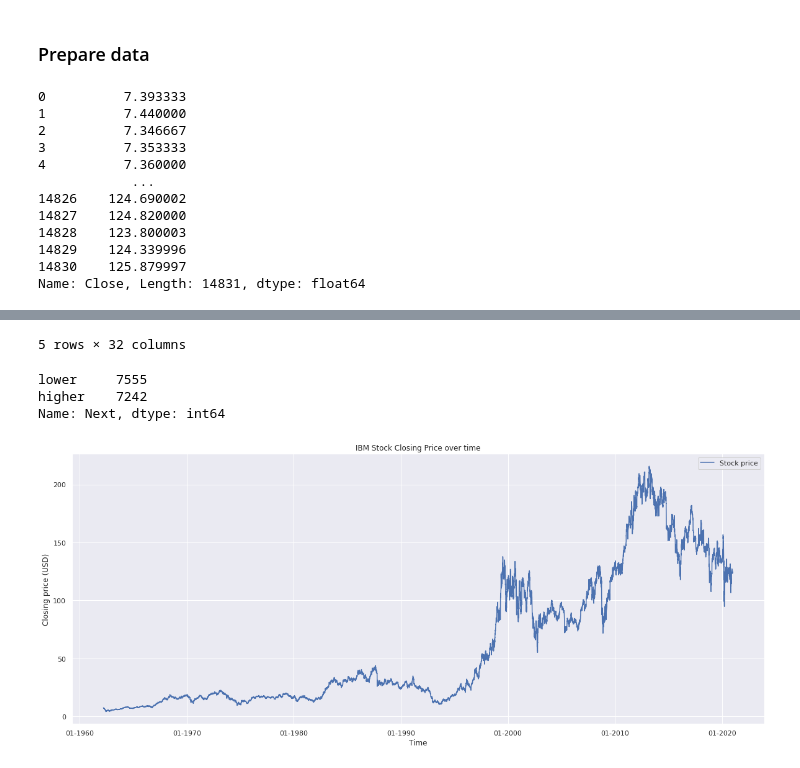
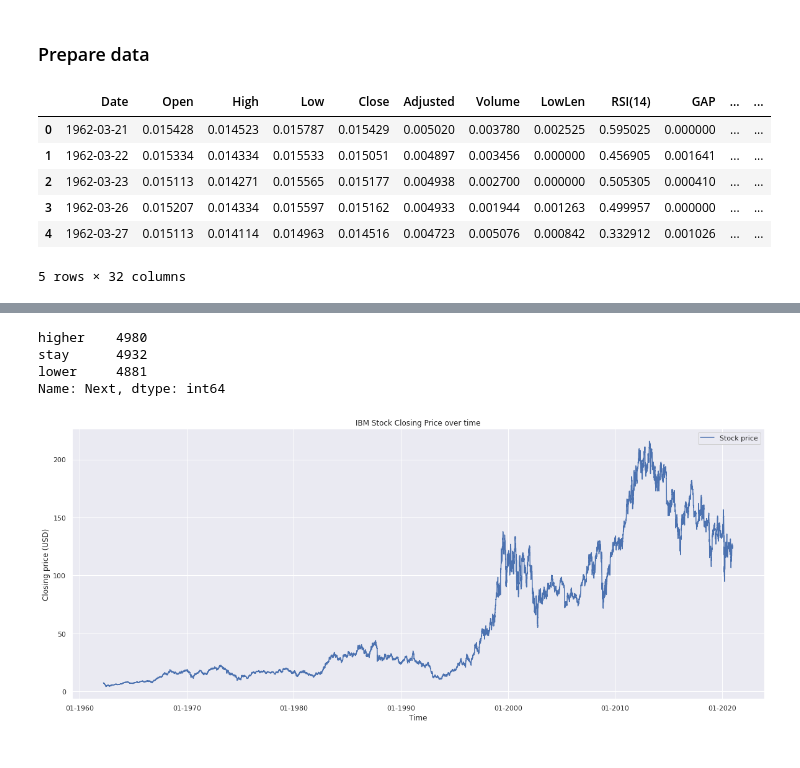
Before and after one commit to Naralas/StonksMarketPrediction, a Jupyter notebook: notebooks/Pytorch_LinearModel_Prediction.ipynb, the cells around one changed output, grey strips where cells are left out. Cells and saved outputs as stored; diff of their text form; code cells hidden in the pictures.

```diff
--- a/notebooks/Pytorch_LinearModel_Prediction.ipynb
+++ b/notebooks/Pytorch_LinearModel_Prediction.ipynb
@@ -45,20 +31,15 @@ project_label='LinearNN2Classes'
 
 predict_n = 5
 # %%
-data_wrapper = StocksDataWrapper.read_from(file_path=f"{DATA_PATH}{quotation}{FILE_SUFFIX}", thresh_diff=None,
+data_wrapper = StocksDataWrapper.read_from(file_path=f"{DATA_PATH}{quotation}{FILE_SUFFIX}", thresh_diff=0.005,
                                            compute_features=True, predict_n=predict_n, normalize=True)
 
 data_wrapper.head()
 # %% [output]
+|  | Date | Open | High | Low | Close | Adjusted | Volume | LowLen | RSI(14) | GAP | ... | ... |
+| 0 | 1962-03-21 | 0.015428 | 0.014523 | 0.015787 | 0.015429 | 0.005020 | 0.003780 | 0.002525 | 0.595025 | 0.000000 | ... | ... |
+| 1 | 1962-03-22 | 0.015334 | 0.014334 | 0.015533 | 0.015051 | 0.004897 | 0.003456 | 0.000000 | 0.456905 | 0.001641 | ... | ... |
+| 2 | 1962-03-23 | 0.015113 | 0.014271 | 0.015565 | 0.015177 | 0.004938 | 0.002700 | 0.000000 | 0.505305 | 0.000410 | ... | ... |
+| 3 | 1962-03-26 | 0.015207 | 0.014334 | 0.015597 | 0.015162 | 0.004933 | 0.001944 | 0.001263 | 0.499957 | 0.000000 | ... | ... |
+| 4 | 1962-03-27 | 0.015113 | 0.014114 | 0.014963 | 0.014516 | 0.004723 | 0.005076 | 0.000842 | 0.332912 | 0.001026 | ... | ... |
-0          7.393333
-1          7.440000
-2          7.346667
-3          7.353333
-4          7.360000
-            ...
-14826    124.690002
-14827    124.820000
-14828    123.800003
-14829    124.339996
-14830    125.879997
-Name: Close, Length: 14831, dtype: float64
+5 rows × 32 columns
@@ -71,9 +46,9 @@ Name: Close, Length: 14831, dtype: float64
-5 rows × 32 columns
 # %%
 data_wrapper['Next'].value_counts()
 # %% [output]
-lower     7555
-higher    7242
+higher    4980
+stay      4932
+lower     4881
 Name: Next, dtype: int64
 # %%
 prices = data_wrapper.get_unscaled_data()['Close']
```
Also changed, not shown: parts of 15 cells of this notebook, 5 other files.
